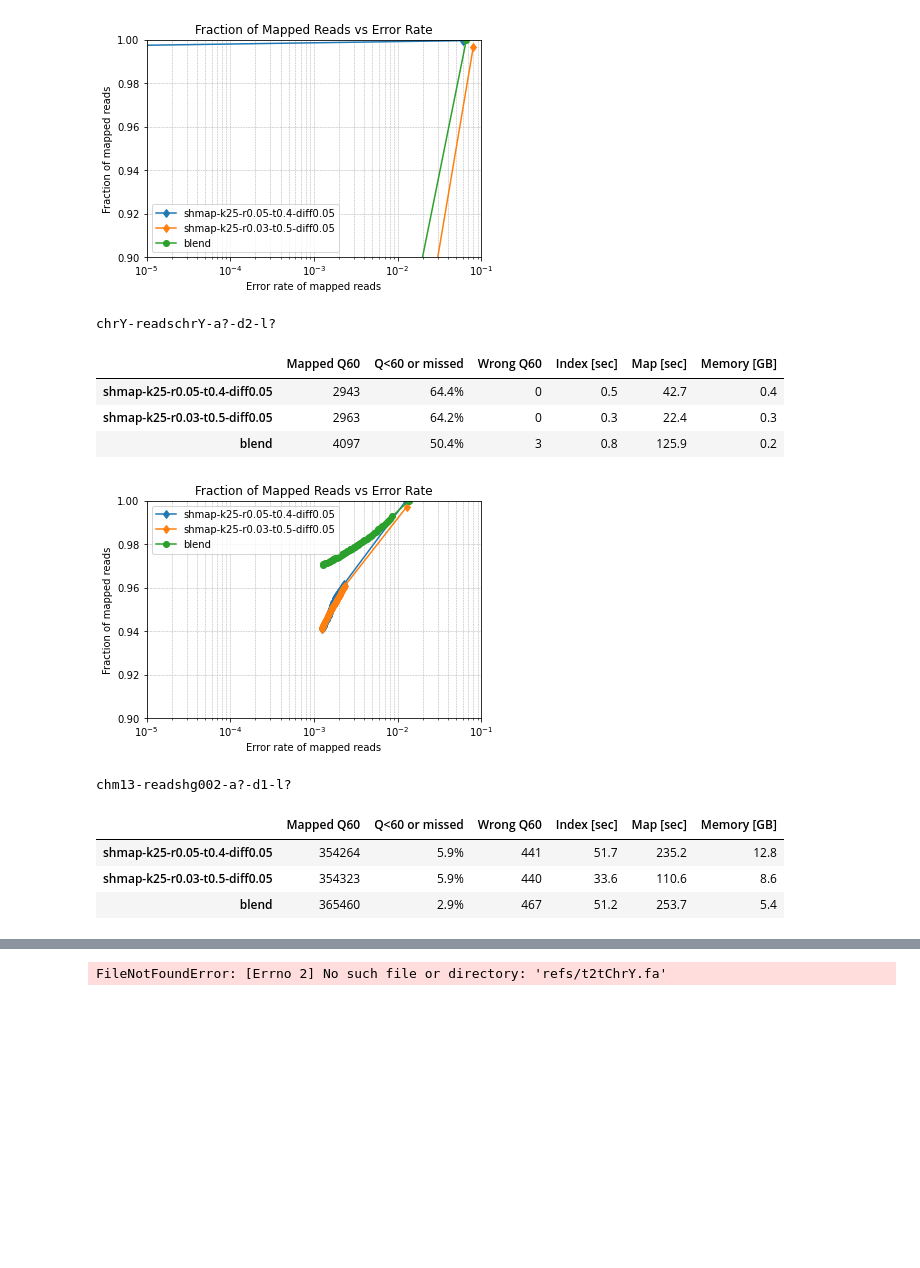
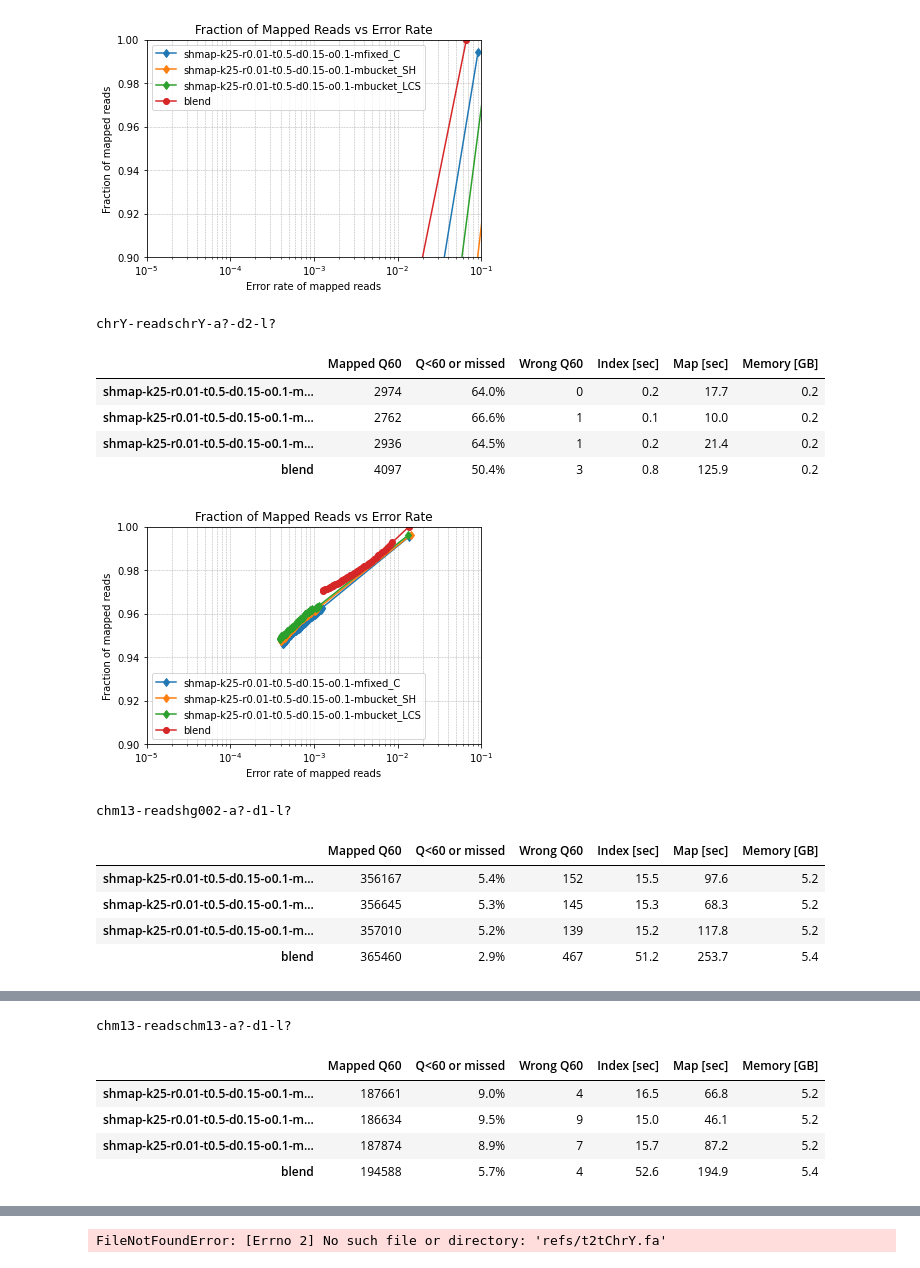
Before and after one commit to pesho-ivanov/shmap, a Jupyter notebook: evals/compare.ipynb, the cells around one changed output, grey strips where cells are left out. Cells and saved outputs as stored; diff of their text form; code cells hidden in the pictures; blank space fills up the shorter version.

```diff
--- a/evals/compare.ipynb
+++ b/evals/compare.ipynb
@@ -143,6 +143,8 @@ def read_paf(pref, reads, experiment, tool, ax):
     df = df.sort_values(['read_name', 'residue_matches'], ascending=[True, False], ignore_index=True)
     #display(df)
 
+    df = df[['read_name', 'mapping_quality', 'is_correct', 'alignment_block_length']]  # speeding up and freeing memory
+
     paf = defaultdict(int)
     paf['Mapped Q60'] = 0
     paf['Q<60 or missed'] = np.nan
@@ -169,6 +171,7 @@ def read_paf(pref, reads, experiment, tool, ax):
     #process_group(group_first_i, len(df)-1)
 
     #df['is_q60'] = (df['mapping_quality'] == 60)
+
 
     df_max = df.loc[df.groupby('read_name')['alignment_block_length'].idxmax()]
     df_max = df_max.reset_index(drop=True)
@@ -259,39 +262,51 @@ def get_comparison_table(main_dir: Path, refname, experiment: Path, tools):
 # %%
 main_dir = Path('out_small')
 #tools = ['mm2-fast', 'winnowmap']
 #tools = ['shmap-k25-r0.05-t0.4-diff0.05', 'minimap', 'blend', 'mapquik', 'mm2-fast', 'winnowmap'] #, ['shmap-k25-r0.05-t0.4-diff2', 'shmap-k25-r0.05-t0.4-diff0.02', 'shmap-k25-r0.05-t0.4-diff0.15', 'blend'] #, 'shmap-diff0.02', 'shmap-diff0.1'] #, 'blend', 'winnowmap', 'minimap', 'mapquik', 'mm2-fast'] #, 'shmap-diff0.15', 'shmap-diff0.02', 'shmap'] #, 'shmap-MIN_DIFF-002']  # 'shmap-noprune',  'shmap-k25-r0.05-t0.4-diff0.15', 'shmap-k25-r0.05-t0.5-diff0.1'
-tools = ['shmap-k25-r0.05-t0.4-diff0.05', 'shmap-k25-r0.03-t0.5-diff0.05', 'blend'] #['minimap']#, , 'shmap-k25-r0.05-t0.4-diff0.02']
+#tools = ['shmap-k25-r0.05-t0.4-diff0.05',
+#         'shmap-k25-r0.03-t0.5-diff0.05',
+#         'shmap-k25-r0.05-t0.5-d0.15-o0.1-mfixed_C',
+#         'shmap-k25-r0.05-t0.5-d0.15-o0.1-mbucket_SH',
+#         'shmap-k25-r0.05-t0.5-d0.15-o0.1-mbucket_LCS',
+#         'blend'] #['minimap']#, , 'shmap-k25-r0.05-t0.4-diff0.02']
+tools = [
+         'shmap-k25-r0.01-t0.5-d0.15-o0.1-mfixed_C',
+         'shmap-k25-r0.01-t0.5-d0.15-o0.1-mbucket_SH',
+         'shmap-k25-r0.01-t0.5-d0.15-o0.1-mbucket_LCS',
+         'blend'] #['minimap']#, , 'shmap-k25-r0.05-t0.4-diff0.02']
 experiments = [
     ('chrY',  'chrY-readschrY-a?-d2-l?'),
     ('chm13', 'chm13-readshg002-a?-d1-l?'),
     ('chm13', 'chm13-readschm13-a?-d1-l?'),
     ('chm13', 'HG002_small'),
 ]
 
 pd.set_option('display.width', 100)
 css = """ <style> table { font-family: "Courier New", Courier, monospace; } </style> """
 display(HTML(css))
 dfs = []
 keys = []
 for refname, data in experiments:
     df = get_comparison_table(main_dir=main_dir, refname=refname, experiment=data, tools=tools).round(2)
     dfs.append(df)
     keys.append(data)
     df_styled = df.style.set_caption(data)
     display(df_styled)
 DF = pd.concat(dfs, keys=keys)
 #display(DF)
 DF.to_latex('evals-table.tex', escape=True, multirow=False)
 # %% [output]
-[figure, old version]
+[figure, new version]
 chrY-readschrY-a?-d2-l?
 |  | Mapped Q60 | Q<60 or missed | Wrong Q60 | Index [sec] | Map [sec] | Memory [GB] |
-| shmap-k25-r0.05-t0.4-diff0.05 | 2943 | 64.4% | 0 | 0.5 | 42.7 | 0.4 |
-| shmap-k25-r0.03-t0.5-diff0.05 | 2963 | 64.2% | 0 | 0.3 | 22.4 | 0.3 |
+| shmap-k25-r0.01-t0.5-d0.15-o0.1-m... | 2974 | 64.0% | 0 | 0.2 | 17.7 | 0.2 |
+| shmap-k25-r0.01-t0.5-d0.15-o0.1-m... | 2762 | 66.6% | 1 | 0.1 | 10.0 | 0.2 |
+| shmap-k25-r0.01-t0.5-d0.15-o0.1-m... | 2936 | 64.5% | 1 | 0.2 | 21.4 | 0.2 |
 | blend | 4097 | 50.4% | 3 | 0.8 | 125.9 | 0.2 |
-[figure, old version]
+[figure, new version]
 chm13-readshg002-a?-d1-l?
 |  | Mapped Q60 | Q<60 or missed | Wrong Q60 | Index [sec] | Map [sec] | Memory [GB] |
-| shmap-k25-r0.05-t0.4-diff0.05 | 354264 | 5.9% | 441 | 51.7 | 235.2 | 12.8 |
-| shmap-k25-r0.03-t0.5-diff0.05 | 354323 | 5.9% | 440 | 33.6 | 110.6 | 8.6 |
+| shmap-k25-r0.01-t0.5-d0.15-o0.1-m... | 356167 | 5.4% | 152 | 15.5 | 97.6 | 5.2 |
+| shmap-k25-r0.01-t0.5-d0.15-o0.1-m... | 356645 | 5.3% | 145 | 15.3 | 68.3 | 5.2 |
+| shmap-k25-r0.01-t0.5-d0.15-o0.1-m... | 357010 | 5.2% | 139 | 15.2 | 117.8 | 5.2 |
 | blend | 365460 | 2.9% | 467 | 51.2 | 253.7 | 5.4 |
@@ -297,0 +314,6 @@ chm13-readshg002-a?-d1-l?
+chm13-readschm13-a?-d1-l?
+|  | Mapped Q60 | Q<60 or missed | Wrong Q60 | Index [sec] | Map [sec] | Memory [GB] |
+| shmap-k25-r0.01-t0.5-d0.15-o0.1-m... | 187661 | 9.0% | 4 | 16.5 | 66.8 | 5.2 |
+| shmap-k25-r0.01-t0.5-d0.15-o0.1-m... | 186634 | 9.5% | 9 | 15.0 | 46.1 | 5.2 |
+| shmap-k25-r0.01-t0.5-d0.15-o0.1-m... | 187874 | 8.9% | 7 | 15.7 | 87.2 | 5.2 |
+| blend | 194588 | 5.7% | 4 | 52.6 | 194.9 | 5.4 |
```
Also changed, not shown: parts of 1 cell of this notebook, 4 other files.
